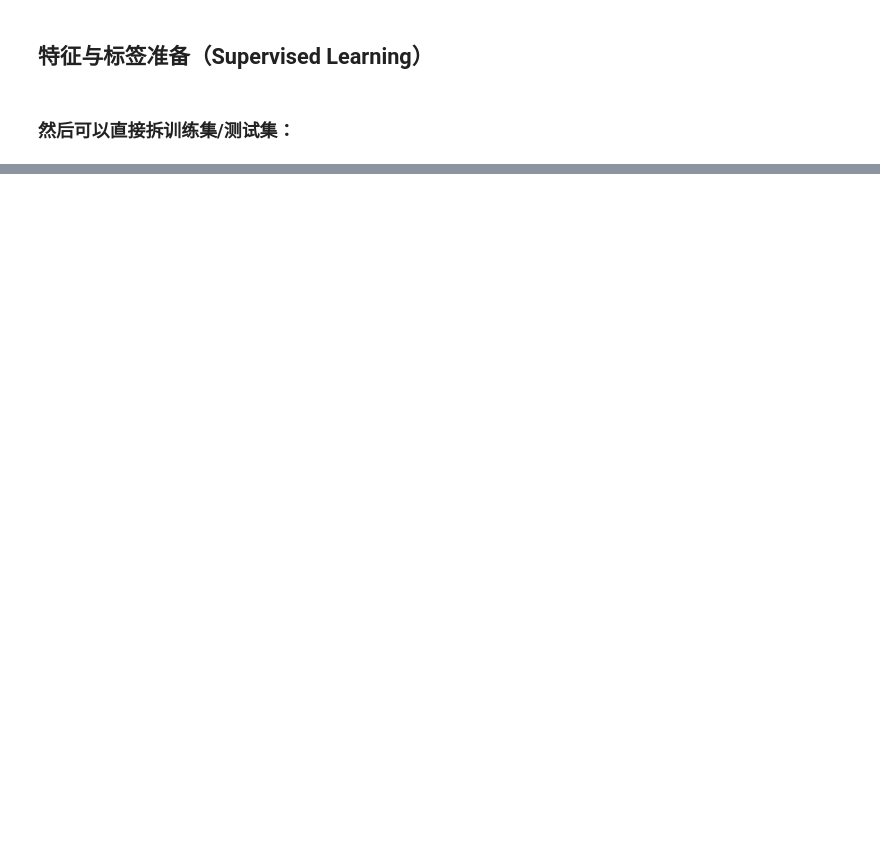
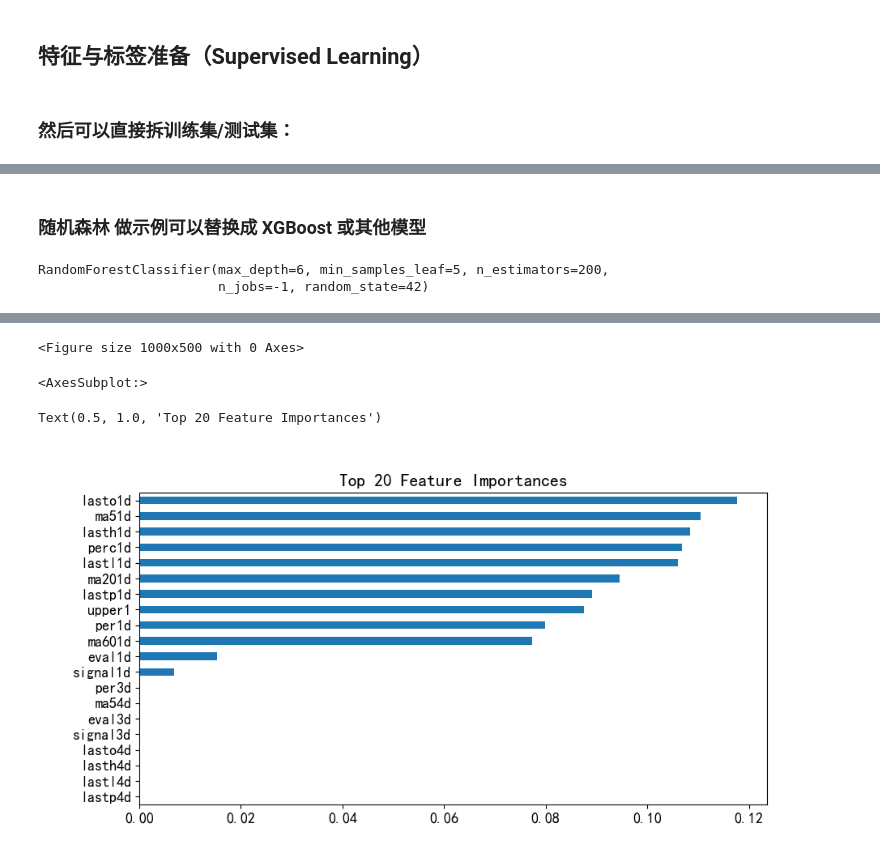
Before and after one commit to johnsonhongyi/pyQuant3, a Jupyter notebook: stock_standalone/jupyterAlgo/Quant2023/gpt-策略.ipynb, the cells around one changed output, grey strips where cells are left out. Cells and saved outputs as stored; diff of their text form; code cells hidden in the pictures; blank space fills up the shorter version.

```diff
--- a/stock_standalone/jupyterAlgo/Quant2023/gpt-策略.ipynb
+++ b/stock_standalone/jupyterAlgo/Quant2023/gpt-策略.ipynb
@@ -102,8 +178,16 @@ resample='d'
 
 # df = tdd.get_tdx_exp_all_LastDF_DL(code_l, dt=ct.Resample_LABELS_Days[resample], resample=resample)
 
-df = tdd.get_append_lastp_to_df()
+df, tdxdata = tdd.get_append_lastp_to_df()
 # df_feat = tdd.generate_df_vect_daily_features(df,lastdays=cct.compute_lastdays)
 # 排除非数值列（code 和 date）
 # 假设 df_feat 中有 trade_signal
+
+# # 假设 signal_df 的 index 是 MultiIndex (code, date)，或者按日期升序
+# df = df.sort_index(level=1)  # 按日期升序
+
+# # 计算1日未来收益
+# # df['future_return'] = df.groupby(level=0)['close'].shift(-1) / df['close'] - 1
+# # 1日收益 = (今天 - 昨天) / 昨天
+# df['future_return'] = df['lastp1d'] / df['lastp2d'] - 1
 # %% [output]
@@ -126,7 +223,7 @@ from sklearn.preprocessing import StandardScaler
 # ============================================
 # 1. 设定参数
 # ============================================
-lastdays = 5  # 提取最近 N 天特征
+lastdays = 9  # 提取最近 N 天特征
 
 # ============================================
 # 2. 获取最近交易日数据
@@ -171,7 +268,7 @@ df_recent = df.groupby(level=0).apply(
 
 # 假设 df_feat 是 generate_df_vect_daily_features 返回的 DataFrame
 df_feat = pd.DataFrame(generate_df_vect_daily_features_safe(df, lastdays=cct.compute_lastdays))
-df_feat = df_feat.query('upper1d > 0')
+df_feat = df_feat.query('upper1 > 0')
 # %%
 
 
@@ -220,0 +455,59 @@ print(y_train.head())
+# %% [markdown]
+### 随机森林 做示例可以替换成 XGBoost 或其他模型
+# %%
+# -------------------------------
+# Step 0: 导入必要库
+# -------------------------------
+import pandas as pd
+import numpy as np
+from sklearn.model_selection import train_test_split
+from sklearn.ensemble import RandomForestClassifier
+from sklearn.metrics import classification_report, confusion_matrix
+import matplotlib.pyplot as plt
+
+# -------------------------------
+# Step 1: 准备数据
+# 假设你已有 X, y
+# X: 特征表，y: 目标信号（9d）
+# -------------------------------
+# 拆分训练集和测试集
+X_train, X_test, y_train, y_test = train_test_split(
+    X, y, test_size=0.2, random_state=42, stratify=y
+)
+
+# -------------------------------
+# Step 2: 训练模型
+# -------------------------------
+clf = RandomForestClassifier(
+    n_estimators=200,
+    max_depth=6,
+    min_samples_leaf=5,
+    random_state=42,
+    n_jobs=-1
+)
+clf.fit(X_train, y_train)
+
+# -------------------------------
+# Step 3: 模型评估
+# -------------------------------
+y_pred = clf.predict(X_test)
+print("=== 分类报告 ===")
+print(classification_report(y_test, y_pred))
+
+print("=== 混淆矩阵 ===")
+print(confusion_matrix(y_test, y_pred))
+
+# -------------------------------
+# Step 4: 特征重要性
+# -------------------------------
+feat_importances = pd.Series(clf.feature_importances_, index=X_train.columns)
+feat_importances.sort_values(ascending=False).head(20)
+
+# 可视化
+plt.figure(figsize=(10,5))
+feat_importances.sort_values(ascending=True).tail(20).plot(kind='barh')
+plt.title("Top 20 Feature Importances")
+plt.show()
+# %% [output]
+RandomForestClassifier(max_depth=6, min_samples_leaf=5, n_estimators=200,
+                       n_jobs=-1, random_state=42)
@@ -220,0 +548,4 @@ print(y_train.head())
+<Figure size 1000x500 with 0 Axes>
+<AxesSubplot:>
+Text(0.5, 1.0, 'Top 20 Feature Importances')
+[figure, added]
```
Also changed, not shown: parts of 78 cells of this notebook, 13 other files.
